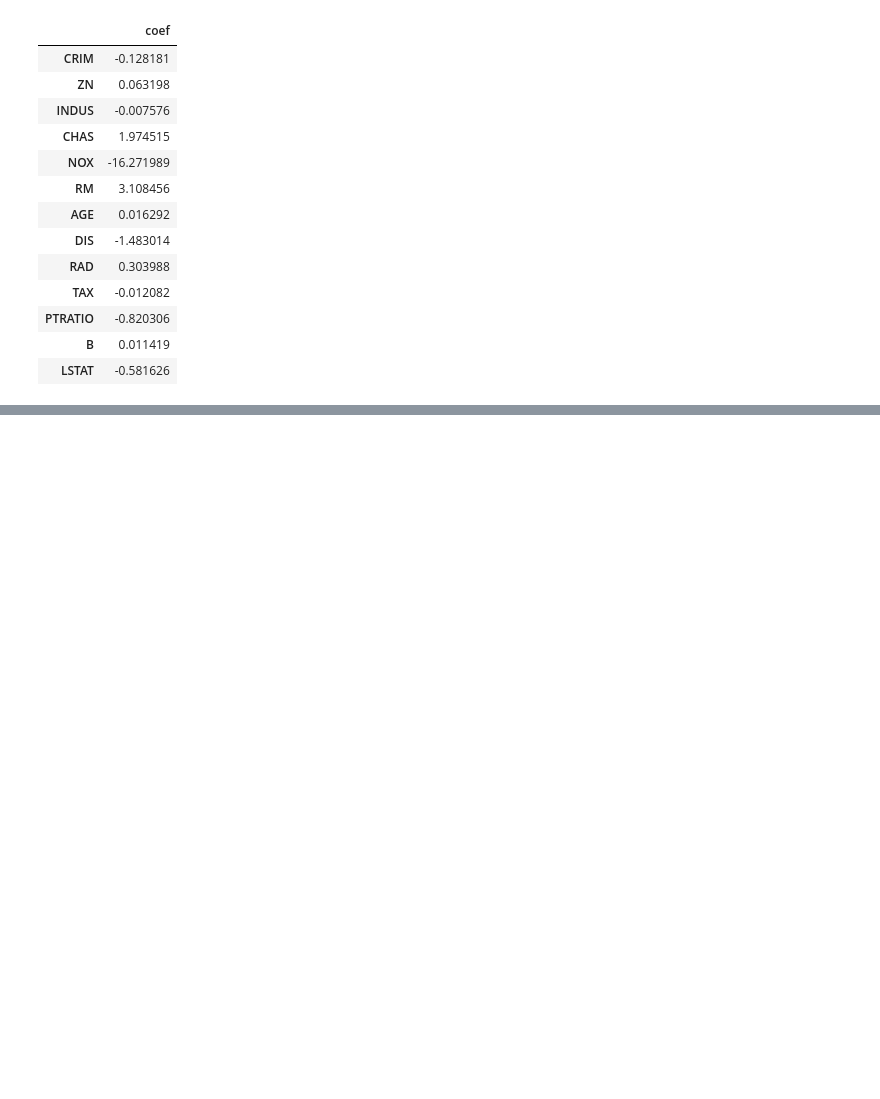
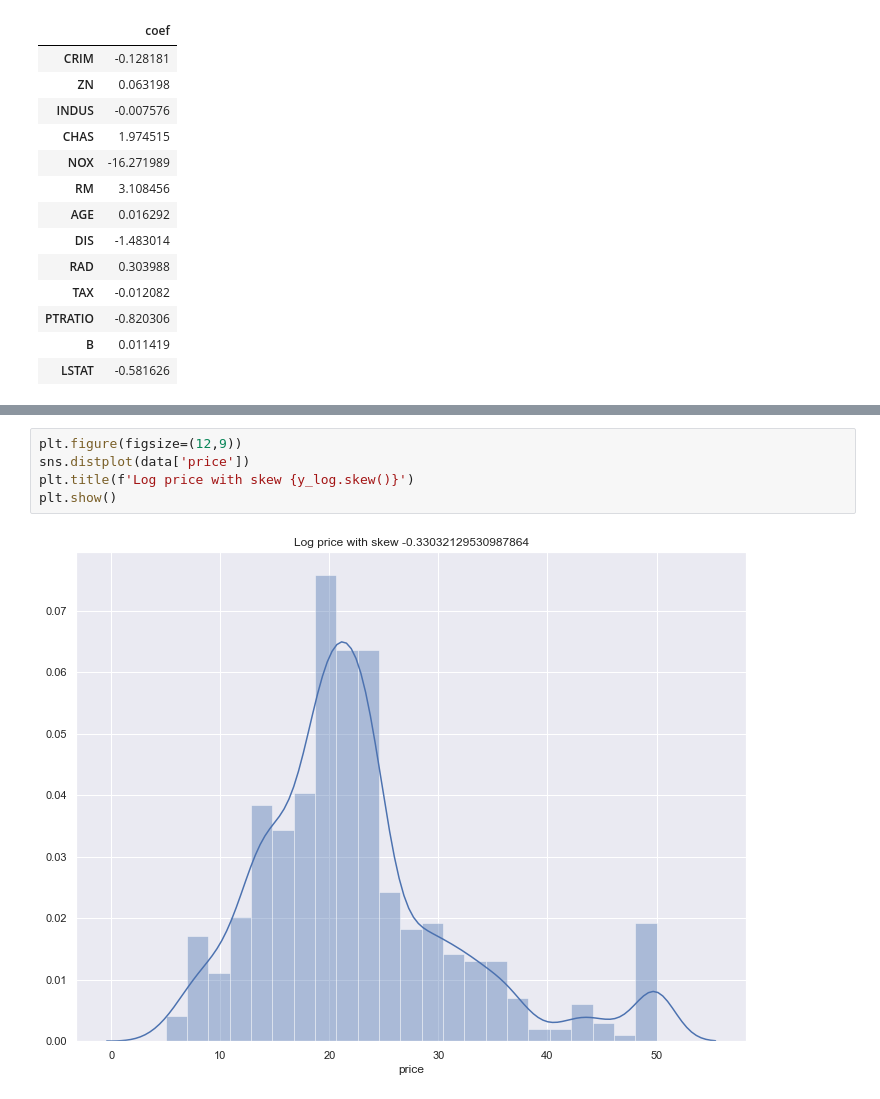
Before and after one commit to codetosanfrancisco/ds, a Jupyter notebook: boston_house_price/Multivariate Regression.ipynb, the cells around one changed output, grey strips where cells are left out. Drawn from its saved outputs; the diff is of its cells as text; blank space fills up the shorter version.

```diff
--- a/boston_house_price/Multivariate Regression.ipynb
+++ b/boston_house_price/Multivariate Regression.ipynb
@@ -417,0 +462,7 @@ Intercept 36.53305138282439
+# %%
+plt.figure(figsize=(12,9))
+sns.distplot(data['price'])
+plt.title(f'Log price with skew {y_log.skew()}')
+plt.show()
+# %% [output]
+[figure, added]
```
Also changed, not shown: parts of 31 cells of this notebook, 2 other files.
